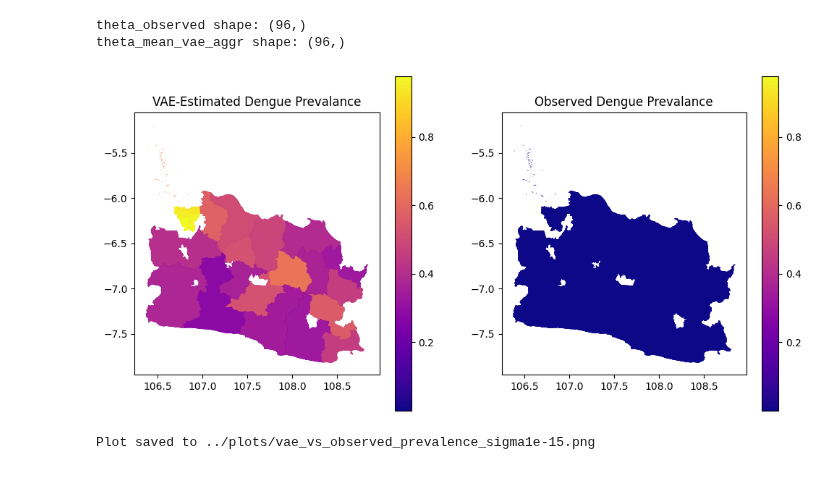
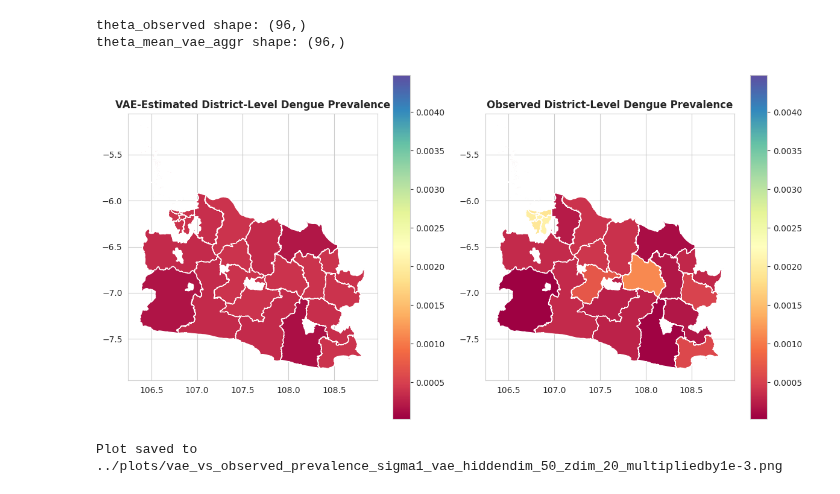
Before and after one commit to jeswid/DSE_FYP, a Jupyter notebook: src/aggVAE Prevalence Model.ipynb, the cells around one changed output. Saved outputs shown, nothing was run; the diff lists cells and outputs as text; code cells hidden in the pictures.

Commit message:
updated codes and plots

```diff
--- a/src/aggVAE Prevalence Model.ipynb
+++ b/src/aggVAE Prevalence Model.ipynb
@@ -125,19 +199,17 @@ args = {
         "num_epochs": 20,
         "learning_rate": 0.0005,
         "batch_size": 100,
-        "hidden_dim": 6,
-        "z_dim": 3,
         "out_dims" : out_dims,
         "num_train": 100,
         "num_test":100,
         "vae_var": 1,
-        "sigma": 1e-15
+        "sigma": 0.01
     }
 # %% [markdown]
 ##Load decoder model
 # %%
 #change the specific file name under the folder model_weights
-with open("../model_weights/aggVAE/aggVAE_e20_h50_z40", "rb") as file:
+with open("../model_weights/aggVAE/aggVAE_e20_h50_z20", "rb") as file:
         vae_params = pickle.load(file)
 
 encoder_params = vae_params["encoder$params"]
@@ -154,7 +226,7 @@ os.makedirs(save_dir, exist_ok=True)  # Ensure the directory exists
 #set seed for running mcmc
 mcmc_key, predict_key = random.split(random.PRNGKey(0))
 start_time = time.time()
-mcmc = MCMC(NUTS(prev_model_vae_aggr), num_warmup = 1000, num_samples = 2000, num_chains = 4)
+mcmc = MCMC(NUTS(prev_model_vae_aggr_loglikelihood), num_warmup = 1000, num_samples = 2000, num_chains = 4)
 
 mcmc.run(mcmc_key, args)
 t_elapsed = time.time() - start_time
@@ -269,27 +341,37 @@ theta_observed shape: (96,)
 theta_mean_vae_aggr shape: (96,)
 # %%
 #plot the observed prevalence vs vae-estimated prevalence
-fig,ax = plt.subplots(1,2, figsize = (12,6))
-df_combined.plot(column = "theta_vae", ax = ax[0], legend = True, cmap = "plasma", vmin = _min, vmax = _max)
-df_combined.plot(column = "obs_prev", ax = ax[1], legend = True, cmap = "plasma", vmax = _max, vmin = _min)
+# Set Seaborn style for better visualization
+sns.set_style("whitegrid")
 
-ax[0].set_title("VAE-Estimated Dengue Prevalance")
-ax[1].set_title("Observed Dengue Prevalance")
+# Define a more contrasting color scheme (Spectral has strong contrast)
+cmap_choice = "Spectral"  # Try 'coolwarm', 'viridis', 'RdYlBu', or 'Spectral' for better distinction
 
-#save the plot
-# Define the directory and ensure it exists
-plot_dir = "../plots"  # Adjust if needed based on your directory structure
+fig, ax = plt.subplots(1, 2, figsize=(12, 6))
+
+# Plot using a high-contrast colormap
+df_combined.plot(column="theta_vae", ax=ax[0], legend=True, cmap=cmap_choice, vmin=_min, vmax=_max)
+df_combined.plot(column="obs_prev", ax=ax[1], legend=True, cmap=cmap_choice, vmin=_min, vmax=_max)
+
+ax[0].set_title("VAE-Estimated District-Level Dengue Prevalence", fontsize=12, fontweight="bold")
+ax[1].set_title("Observed District-Level Dengue Prevalence", fontsize=12, fontweight="bold")
+
+# Improve spacing
+plt.tight_layout()
+
+# Save the plot
+plot_dir = "../plots"  # Adjust based on directory structure
 os.makedirs(plot_dir, exist_ok=True)
 
 # Define the filename
-filename = f"{plot_dir}/vae_vs_observed_prevalence_sigma{n}.png"
-# Save the figure
-plt.savefig(filename)
+filename = f"{plot_dir}/vae_vs_observed_prevalence_sigma{n}_vae_hiddendim_{h}_zdim_{a}_multipliedby1e-3.png"
+
+plt.savefig(filename, dpi=300, bbox_inches="tight")  # Save with high resolution
 
 # Show the plot (optional)
 plt.show()
 
 print(f"Plot saved to {filename}")
 # %% [output]
-[figure, old version]
+[figure, new version]
-Plot saved to ../plots/vae_vs_observed_prevalence_sigma1e-15.png
+Plot saved to ../plots/vae_vs_observed_prevalence_sigma1_vae_hiddendim_50_zdim_20_multipliedby1e-3.png
```
Also changed, not shown: parts of 12 cells of this notebook, 23 other files.
